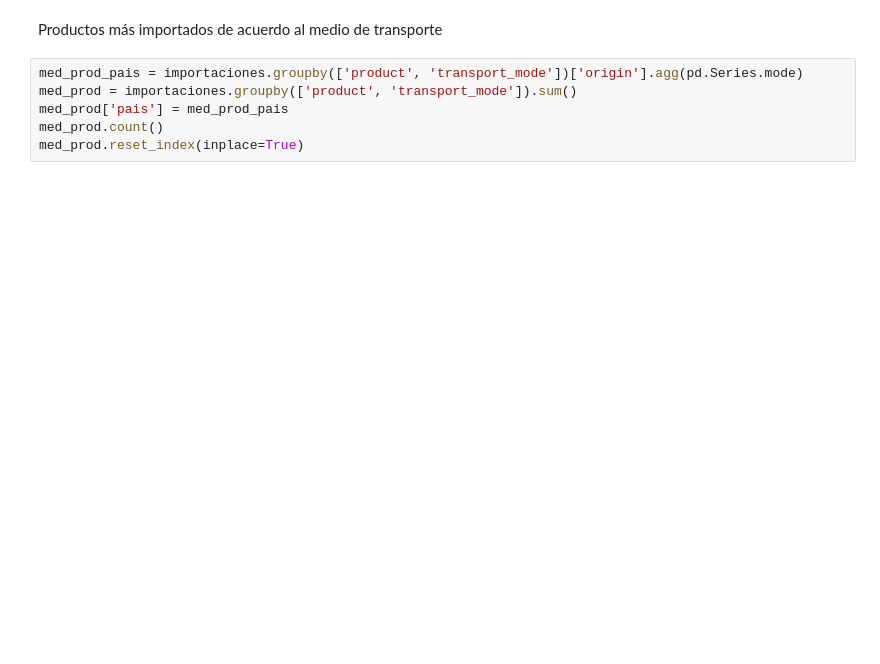
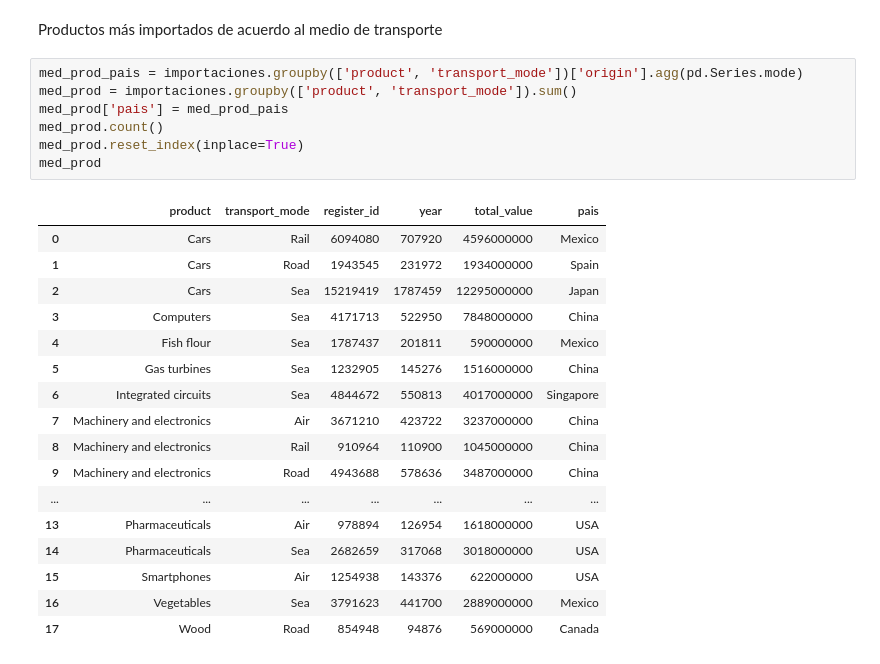
Before and after one commit to Meii21/An-lisis_02_Gonz-lez_S-nchez_Mayte, a Jupyter notebook: Reporte-2-González-Sánchez-Mayte.ipynb, the cells around one changed output. Drawn from its saved outputs; the diff is of its cells as text; blank space fills up the shorter version.

```diff
--- a/Reporte-2-González-Sánchez-Mayte.ipynb
+++ b/Reporte-2-González-Sánchez-Mayte.ipynb
@@ -142,6 +218,25 @@ Productos más importados de acuerdo al medio de transporte
 # %%
 med_prod_pais = importaciones.groupby(['product', 'transport_mode'])['origin'].agg(pd.Series.mode)
 med_prod = importaciones.groupby(['product', 'transport_mode']).sum()
 med_prod['pais'] = med_prod_pais
 med_prod.count()
 med_prod.reset_index(inplace=True)
+med_prod
+# %% [output]
+|  | product | transport_mode | register_id | year | total_value | pais |
+| 0 | Cars | Rail | 6094080 | 707920 | 4596000000 | Mexico |
+| 1 | Cars | Road | 1943545 | 231972 | 1934000000 | Spain |
+| 2 | Cars | Sea | 15219419 | 1787459 | 12295000000 | Japan |
+| 3 | Computers | Sea | 4171713 | 522950 | 7848000000 | China |
+| 4 | Fish flour | Sea | 1787437 | 201811 | 590000000 | Mexico |
+| 5 | Gas turbines | Sea | 1232905 | 145276 | 1516000000 | China |
+| 6 | Integrated circuits | Sea | 4844672 | 550813 | 4017000000 | Singapore |
+| 7 | Machinery and electronics | Air | 3671210 | 423722 | 3237000000 | China |
+| 8 | Machinery and electronics | Rail | 910964 | 110900 | 1045000000 | China |
+| 9 | Machinery and electronics | Road | 4943688 | 578636 | 3487000000 | China |
+| ... | ... | ... | ... | ... | ... | ... |
+| 13 | Pharmaceuticals | Air | 978894 | 126954 | 1618000000 | USA |
+| 14 | Pharmaceuticals | Sea | 2682659 | 317068 | 3018000000 | USA |
+| 15 | Smartphones | Air | 1254938 | 143376 | 622000000 | USA |
+| 16 | Vegetables | Sea | 3791623 | 441700 | 2889000000 | Mexico |
+| 17 | Wood | Road | 854948 | 94876 | 569000000 | Canada |
```
Also changed, not shown: parts of 4 cells of this notebook.
